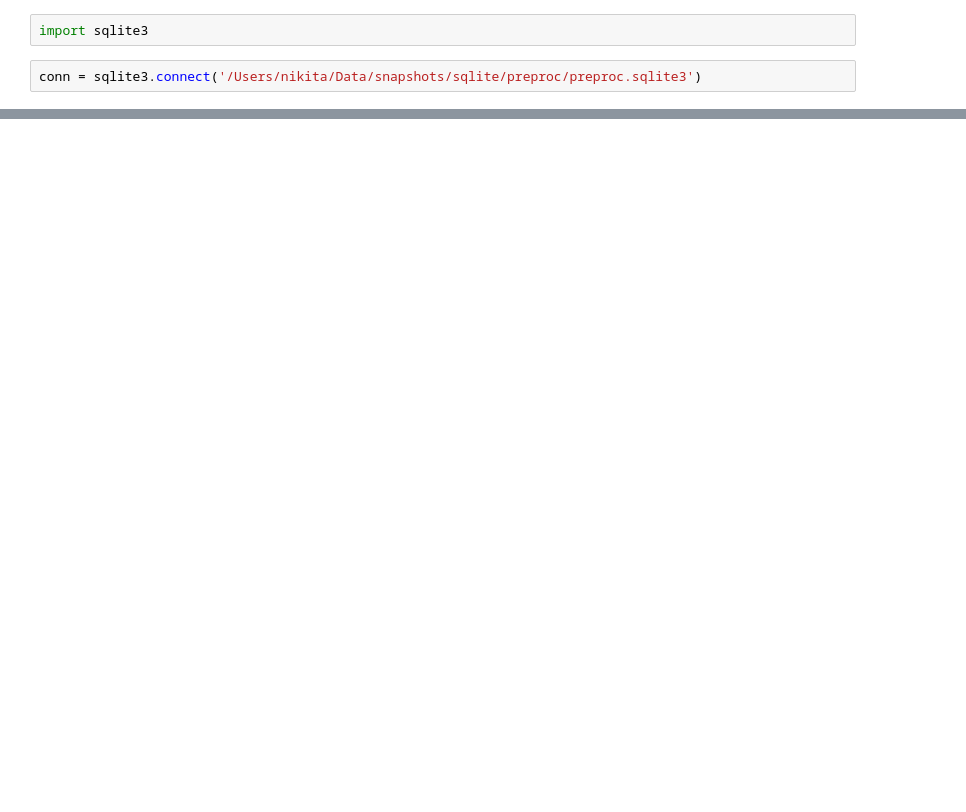
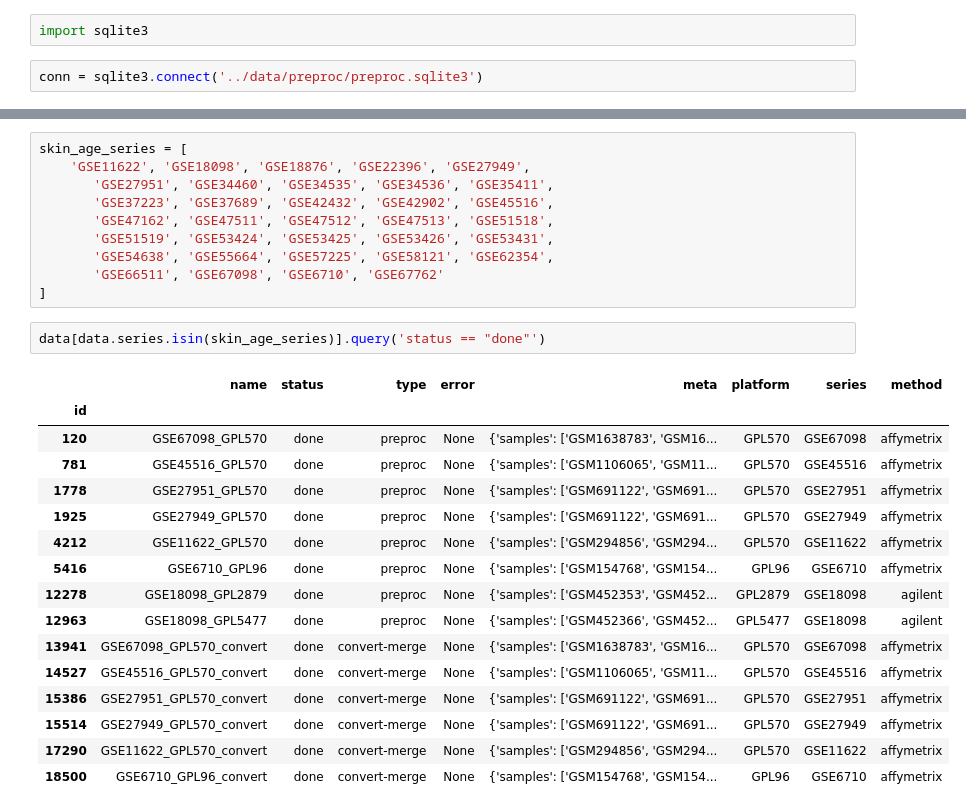
Before and after one commit to lpenguin/python-notebooks, a Jupyter notebook: preproc/statistics.ipynb, the cells around one changed output, grey strips where cells are left out. Saved outputs shown, nothing was run; the diff lists cells and outputs as text; blank space fills up the shorter version.

```diff
--- a/preproc/statistics.ipynb
+++ b/preproc/statistics.ipynb
@@ -1,6 +1,6 @@
 # %%
 import sqlite3
 # %%
-conn = sqlite3.connect('/Users/nikita/Data/snapshots/sqlite/preproc/preproc.sqlite3')
+conn = sqlite3.connect('../data/preproc/preproc.sqlite3')
 # %%
 query = """
@@ -18,0 +112,29 @@ data['platform'] = data['name'].str.split('_').str.get(1)
+# %%
+skin_age_series = [
+    'GSE11622', 'GSE18098', 'GSE18876', 'GSE22396', 'GSE27949',
+       'GSE27951', 'GSE34460', 'GSE34535', 'GSE34536', 'GSE35411',
+       'GSE37223', 'GSE37689', 'GSE42432', 'GSE42902', 'GSE45516',
+       'GSE47162', 'GSE47511', 'GSE47512', 'GSE47513', 'GSE51518',
+       'GSE51519', 'GSE53424', 'GSE53425', 'GSE53426', 'GSE53431',
+       'GSE54638', 'GSE55664', 'GSE57225', 'GSE58121', 'GSE62354',
+       'GSE66511', 'GSE67098', 'GSE6710', 'GSE67762'
+]
+# %%
+data[data.series.isin(skin_age_series)].query('status == "done"')
+# %% [output]
+|  | name | status | type | error | meta | platform | series | method |
+| id |  |  |  |  |  |  |  |  |
+| 120 | GSE67098_GPL570 | done | preproc | None | {'samples': ['GSM1638783', 'GSM16... | GPL570 | GSE67098 | affymetrix |
+| 781 | GSE45516_GPL570 | done | preproc | None | {'samples': ['GSM1106065', 'GSM11... | GPL570 | GSE45516 | affymetrix |
+| 1778 | GSE27951_GPL570 | done | preproc | None | {'samples': ['GSM691122', 'GSM691... | GPL570 | GSE27951 | affymetrix |
+| 1925 | GSE27949_GPL570 | done | preproc | None | {'samples': ['GSM691122', 'GSM691... | GPL570 | GSE27949 | affymetrix |
+| 4212 | GSE11622_GPL570 | done | preproc | None | {'samples': ['GSM294856', 'GSM294... | GPL570 | GSE11622 | affymetrix |
+| 5416 | GSE6710_GPL96 | done | preproc | None | {'samples': ['GSM154768', 'GSM154... | GPL96 | GSE6710 | affymetrix |
+| 12278 | GSE18098_GPL2879 | done | preproc | None | {'samples': ['GSM452353', 'GSM452... | GPL2879 | GSE18098 | agilent |
+| 12963 | GSE18098_GPL5477 | done | preproc | None | {'samples': ['GSM452366', 'GSM452... | GPL5477 | GSE18098 | agilent |
+| 13941 | GSE67098_GPL570_convert | done | convert-merge | None | {'samples': ['GSM1638783', 'GSM16... | GPL570 | GSE67098 | affymetrix |
+| 14527 | GSE45516_GPL570_convert | done | convert-merge | None | {'samples': ['GSM1106065', 'GSM11... | GPL570 | GSE45516 | affymetrix |
+| 15386 | GSE27951_GPL570_convert | done | convert-merge | None | {'samples': ['GSM691122', 'GSM691... | GPL570 | GSE27951 | affymetrix |
+| 15514 | GSE27949_GPL570_convert | done | convert-merge | None | {'samples': ['GSM691122', 'GSM691... | GPL570 | GSE27949 | affymetrix |
+| 17290 | GSE11622_GPL570_convert | done | convert-merge | None | {'samples': ['GSM294856', 'GSM294... | GPL570 | GSE11622 | affymetrix |
+| 18500 | GSE6710_GPL96_convert | done | convert-merge | None | {'samples': ['GSM154768', 'GSM154... | GPL96 | GSE6710 | affymetrix |
```
Also changed, not shown: parts of 30 cells of this notebook, 47 other files.
